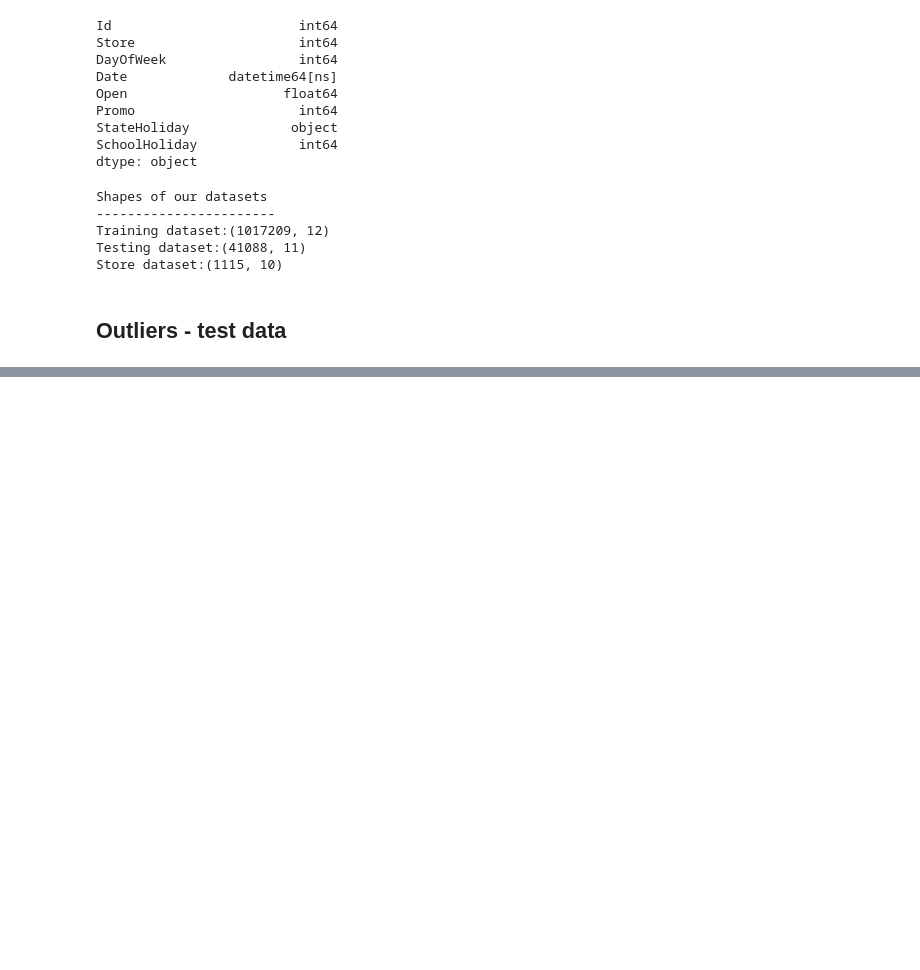
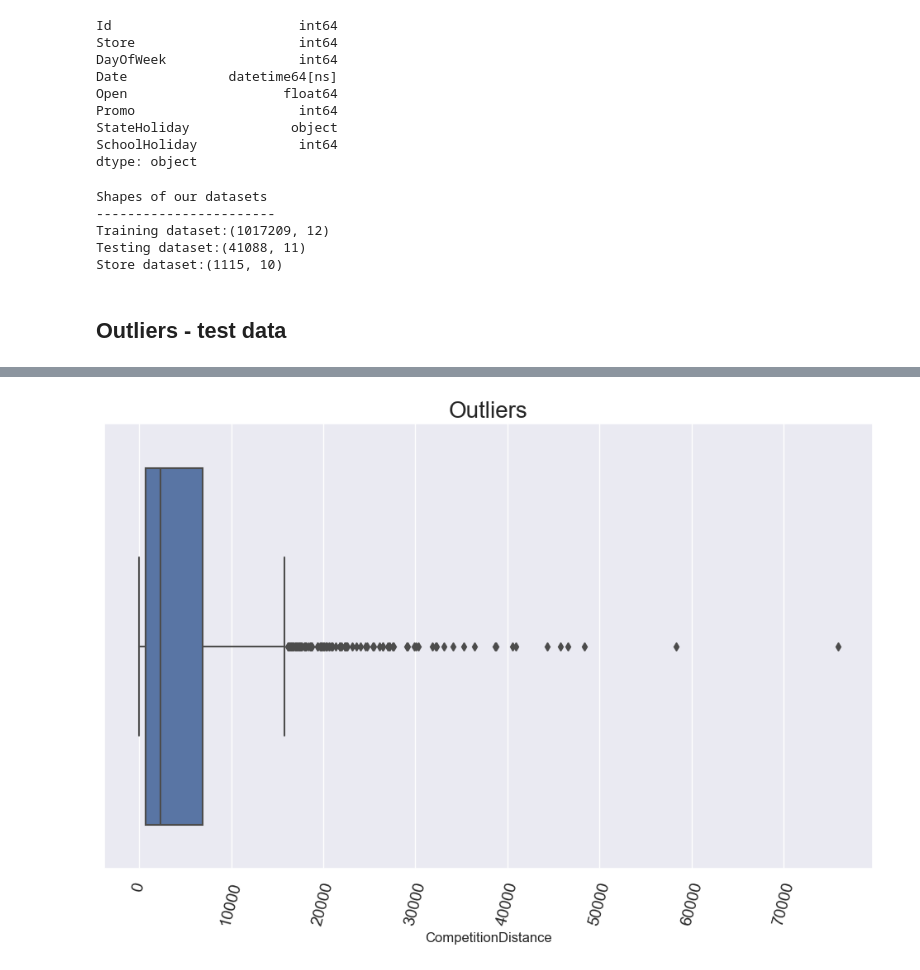
Before and after one commit to HenokD11/SalesPrediction, a Jupyter notebook: notebooks/preprocessing.ipynb, the cells around one changed output, grey strips where cells are left out. Cells and saved outputs as stored; diff of their text form; code cells hidden in the pictures; blank space fills up the shorter version.

```diff
--- a/notebooks/preprocessing.ipynb
+++ b/notebooks/preprocessing.ipynb
@@ -313,0 +329,4 @@ Store dataset:(1115, 10)
+# %%
+exploration.plot_box(store_data, 'CompetitionDistance', 'Outliers')
+# %% [output]
+[figure, added]
```
Also changed, not shown: parts of 6 cells of this notebook.
